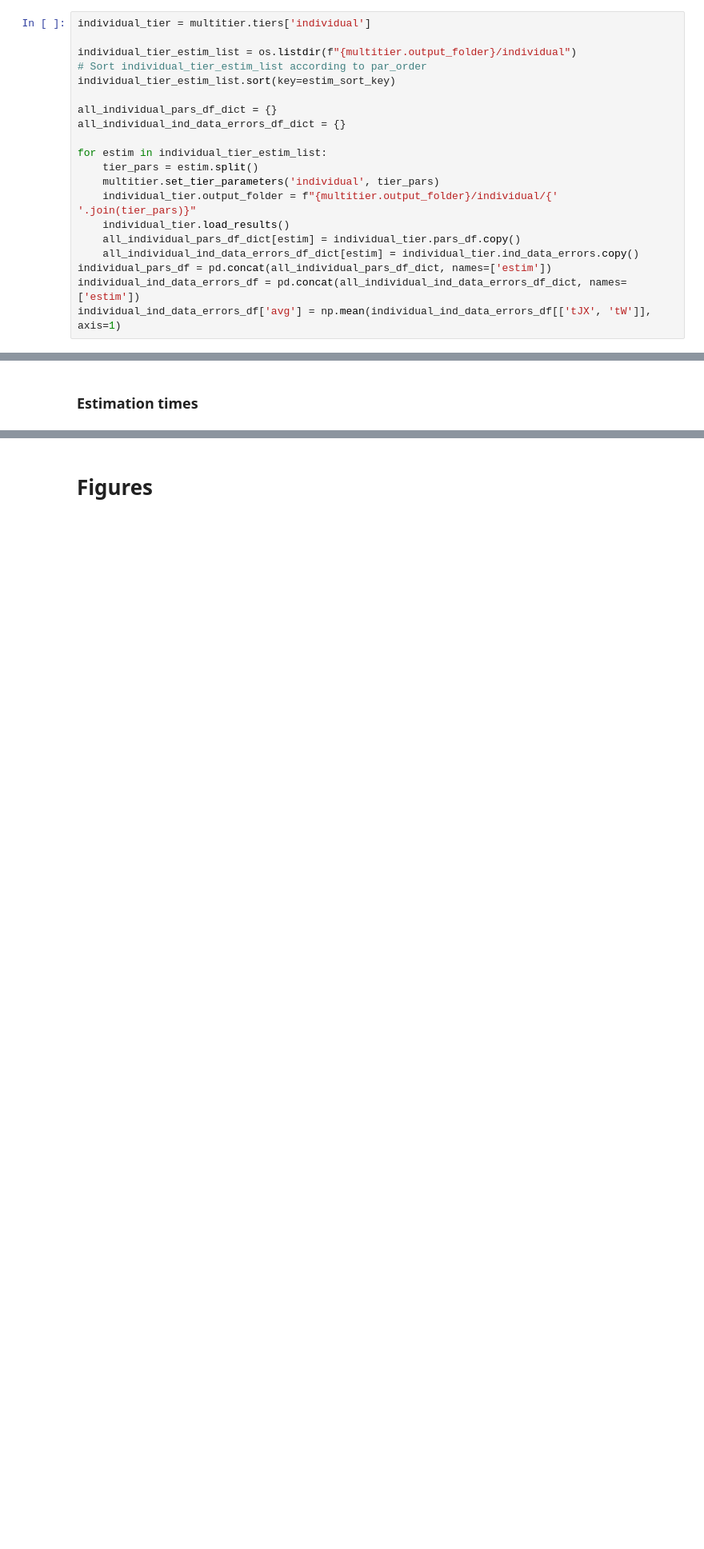
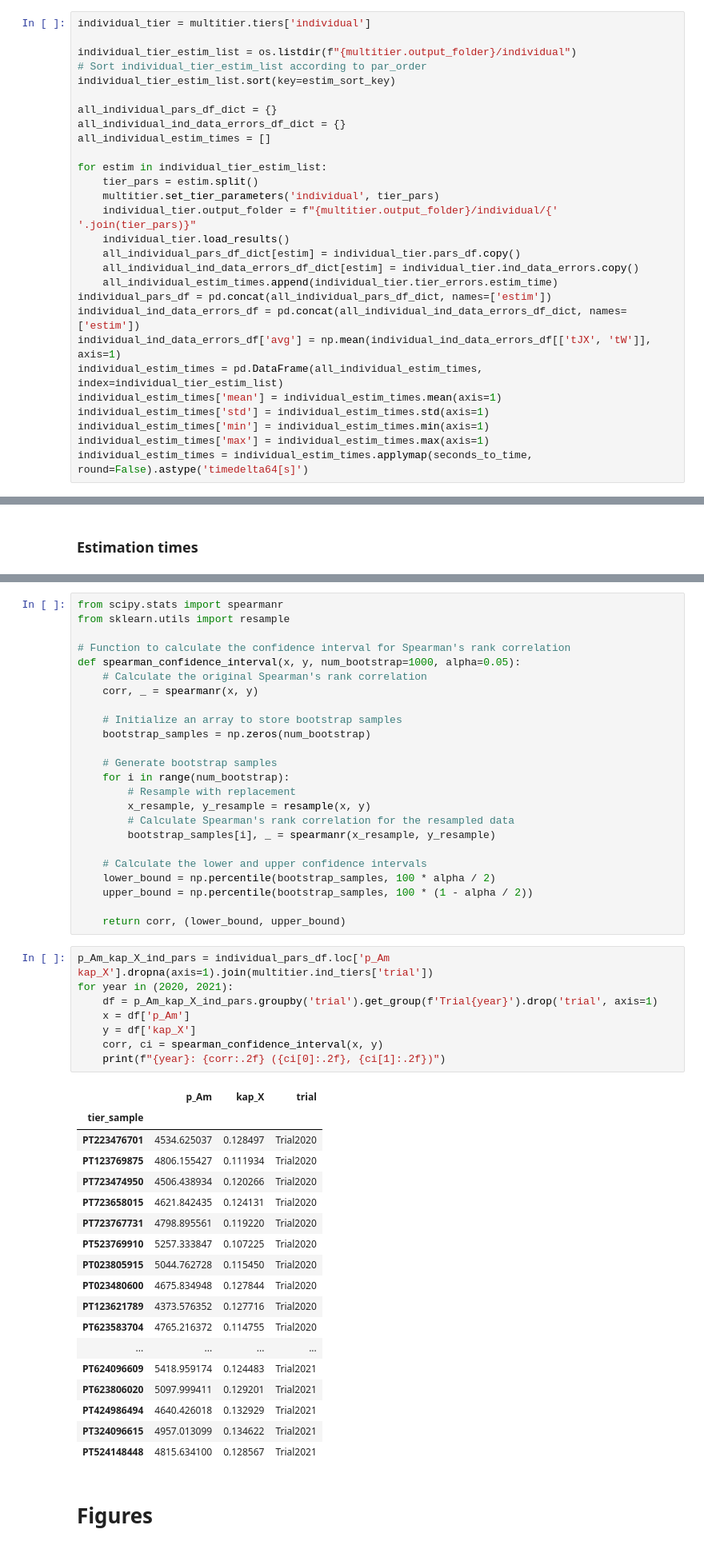
Before and after one commit to diogo-f-oliveira/DEB-Bos-taurus-Mertolenga, a Jupyter notebook: Multitier/Paper Tables and Plots.ipynb, the cells around one changed output, grey strips where cells are left out. Shown at 80% size. Drawn from its saved outputs; the diff is of its cells as text; blank space fills up the shorter version.

Commit message:
Estimation times and rank correlation for paper

```diff
--- a/Multitier/Paper Tables and Plots.ipynb
+++ b/Multitier/Paper Tables and Plots.ipynb
@@ -369,6 +365,7 @@ individual_tier_estim_list.sort(key=estim_sort_key)
 
 all_individual_pars_df_dict = {}
 all_individual_ind_data_errors_df_dict = {}
+all_individual_estim_times = []
 
 for estim in individual_tier_estim_list:
     tier_pars = estim.split()
@@ -377,9 +374,16 @@ for estim in individual_tier_estim_list:
     individual_tier.load_results()
     all_individual_pars_df_dict[estim] = individual_tier.pars_df.copy()
     all_individual_ind_data_errors_df_dict[estim] = individual_tier.ind_data_errors.copy()
+    all_individual_estim_times.append(individual_tier.tier_errors.estim_time)
 individual_pars_df = pd.concat(all_individual_pars_df_dict, names=['estim'])
 individual_ind_data_errors_df = pd.concat(all_individual_ind_data_errors_df_dict, names=['estim'])
 individual_ind_data_errors_df['avg'] = np.mean(individual_ind_data_errors_df[['tJX', 'tW']], axis=1)
+individual_estim_times = pd.DataFrame(all_individual_estim_times, index=individual_tier_estim_list)
+individual_estim_times['mean'] = individual_estim_times.mean(axis=1)
+individual_estim_times['std'] = individual_estim_times.std(axis=1)
+individual_estim_times['min'] = individual_estim_times.min(axis=1)
+individual_estim_times['max'] = individual_estim_times.max(axis=1)
+individual_estim_times = individual_estim_times.applymap(seconds_to_time, round=False).astype('timedelta64[s]')
 # %%
 individual_ind_data_errors_df
 # %% [output]
@@ -493,3 +512,54 @@ $\kappa$ && 0.979 $\pm$ 0.000 & 0.00 & \unit{-} && +0.0 $\pm$ \phantom{1}0.0\% &
+# %%
+from scipy.stats import spearmanr
+from sklearn.utils import resample
+
+# Function to calculate the confidence interval for Spearman's rank correlation
+def spearman_confidence_interval(x, y, num_bootstrap=1000, alpha=0.05):
+    # Calculate the original Spearman's rank correlation
+    corr, _ = spearmanr(x, y)
+
+    # Initialize an array to store bootstrap samples
+    bootstrap_samples = np.zeros(num_bootstrap)
+
+    # Generate bootstrap samples
+    for i in range(num_bootstrap):
+        # Resample with replacement
+        x_resample, y_resample = resample(x, y)
+        # Calculate Spearman's rank correlation for the resampled data
+        bootstrap_samples[i], _ = spearmanr(x_resample, y_resample)
+
+    # Calculate the lower and upper confidence intervals
+    lower_bound = np.percentile(bootstrap_samples, 100 * alpha / 2)
+    upper_bound = np.percentile(bootstrap_samples, 100 * (1 - alpha / 2))
+
+    return corr, (lower_bound, upper_bound)
+# %%
+p_Am_kap_X_ind_pars = individual_pars_df.loc['p_Am kap_X'].dropna(axis=1).join(multitier.ind_tiers['trial'])
+for year in (2020, 2021):
+    df = p_Am_kap_X_ind_pars.groupby('trial').get_group(f'Trial{year}').drop('trial', axis=1)
+    x = df['p_Am']
+    y = df['kap_X']
+    corr, ci = spearman_confidence_interval(x, y)
+    print(f"{year}: {corr:.2f} ({ci[0]:.2f}, {ci[1]:.2f})")
+# %% [output]
+|  | p_Am | kap_X | trial |
+| tier_sample |  |  |  |
+| PT223476701 | 4534.625037 | 0.128497 | Trial2020 |
+| PT123769875 | 4806.155427 | 0.111934 | Trial2020 |
+| PT723474950 | 4506.438934 | 0.120266 | Trial2020 |
+| PT723658015 | 4621.842435 | 0.124131 | Trial2020 |
+| PT723767731 | 4798.895561 | 0.119220 | Trial2020 |
+| PT523769910 | 5257.333847 | 0.107225 | Trial2020 |
+| PT023805915 | 5044.762728 | 0.115450 | Trial2020 |
+| PT023480600 | 4675.834948 | 0.127844 | Trial2020 |
+| PT123621789 | 4373.576352 | 0.127716 | Trial2020 |
+| PT623583704 | 4765.216372 | 0.114755 | Trial2020 |
+| ... | ... | ... | ... |
+| PT624096609 | 5418.959174 | 0.124483 | Trial2021 |
+| PT623806020 | 5097.999411 | 0.129201 | Trial2021 |
+| PT424986494 | 4640.426018 | 0.132929 | Trial2021 |
+| PT324096615 | 4957.013099 | 0.134622 | Trial2021 |
+| PT524148448 | 4815.634100 | 0.128567 | Trial2021 |
 # %% [markdown]
 # Figures
 # %%
```
Also changed, not shown: parts of 7 cells of this notebook, 1 other file.
